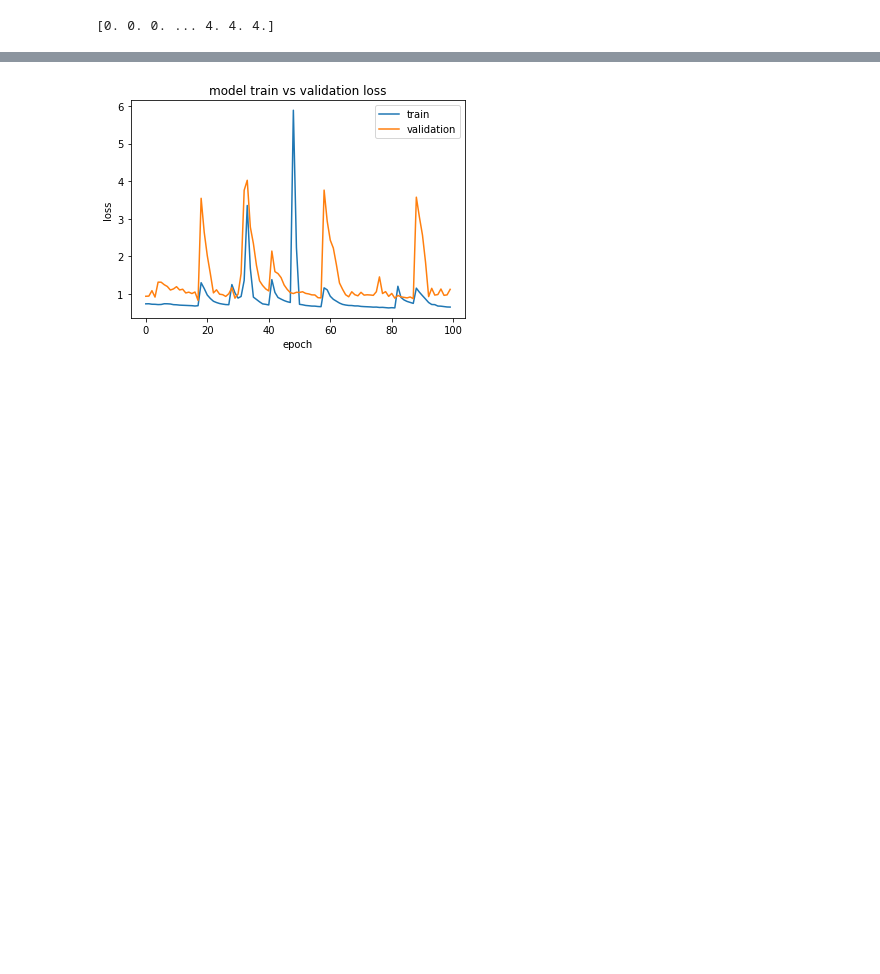
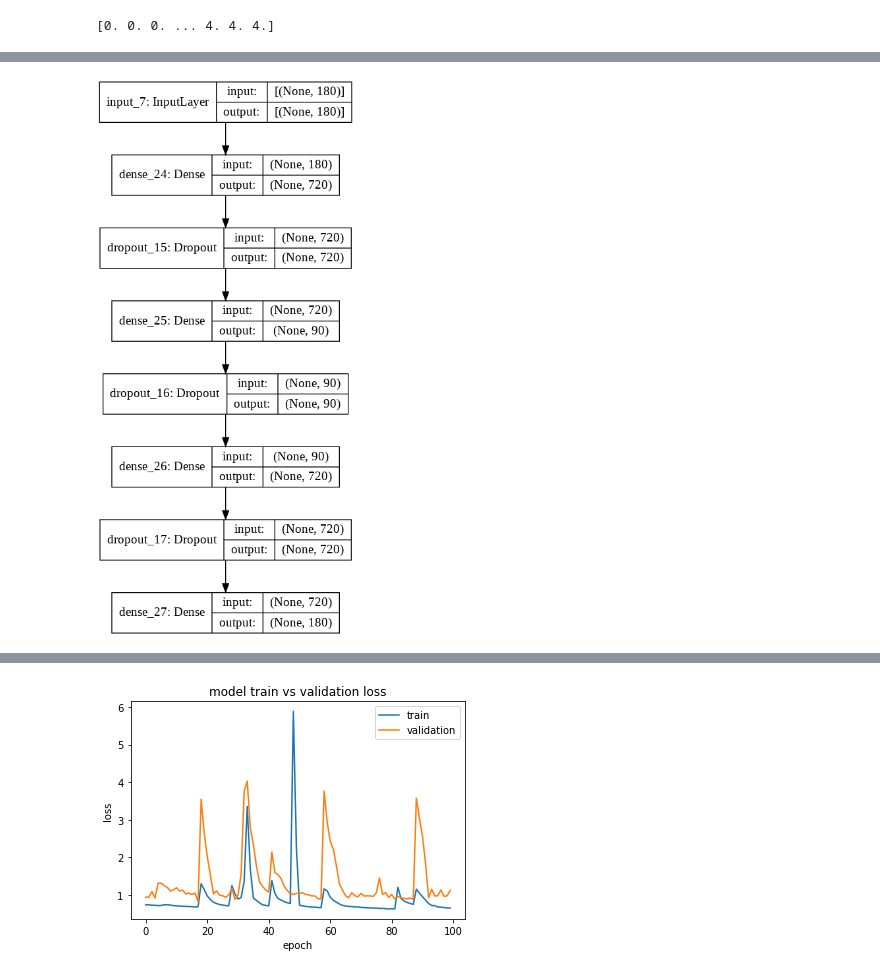
Before and after one commit to Syed-Osama-Hussain/Imagined-Speech-Prediction-from-EEG, a Jupyter notebook: Combined_matrices_model.ipynb, the cells around one changed output, grey strips where cells are left out. Saved outputs shown, nothing was run; the diff lists cells and outputs as text; code cells hidden in the pictures; blank space fills up the shorter version.

```diff
--- a/Combined_matrices_model.ipynb
+++ b/Combined_matrices_model.ipynb
@@ -96,0 +262,14 @@ print(labels.shape,labels)
+# %%
+daevisible = Input(shape=(180,))
+
+encoder1 = Dense(720, activation='relu')(daevisible)
+dropout5 = Dropout(0.25)(encoder1)
+encoder2 = Dense(90, activation='sigmoid')(dropout5)
+dropout6 = Dropout(0.25)(encoder2)
+decoder1 = Dense(720, activation='relu')(dropout6)
+dropout7 = Dropout(0.25)(decoder1)
+decoder2 = Dense(180, activation='tanh')(dropout7)
+model3 = Model(inputs=daevisible, outputs=decoder2)
+plot_model(model3, show_shapes=True, to_file='model_graph.png')
+# %% [output]
+[figure, added]
```
Also changed, not shown: parts of 40 cells of this notebook.
